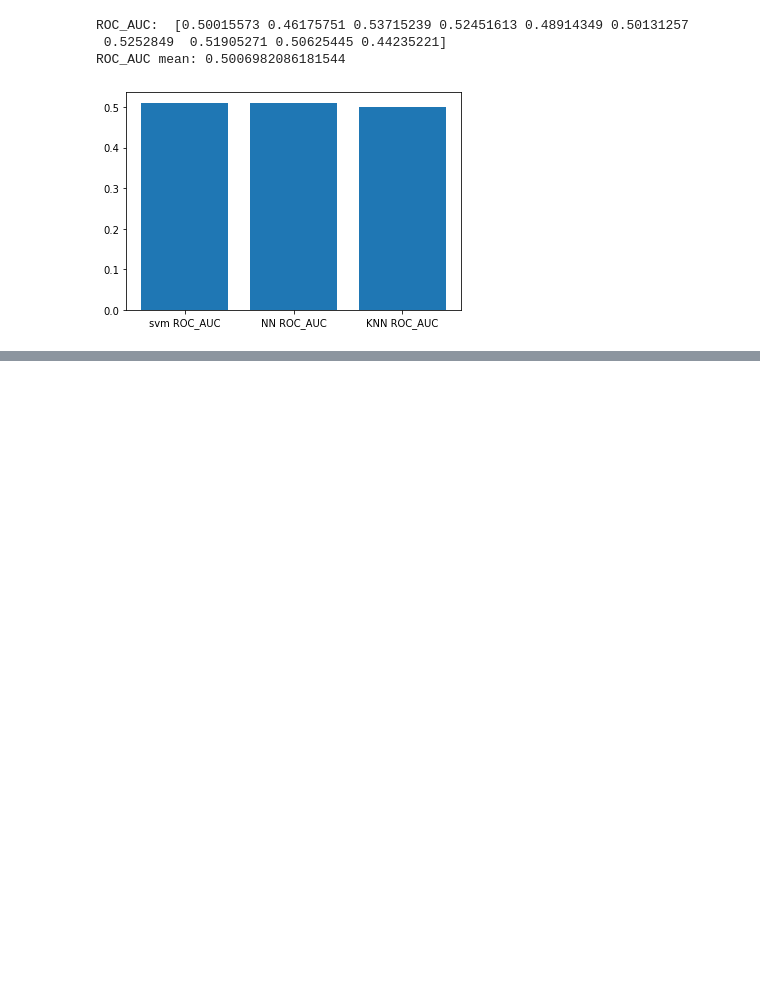
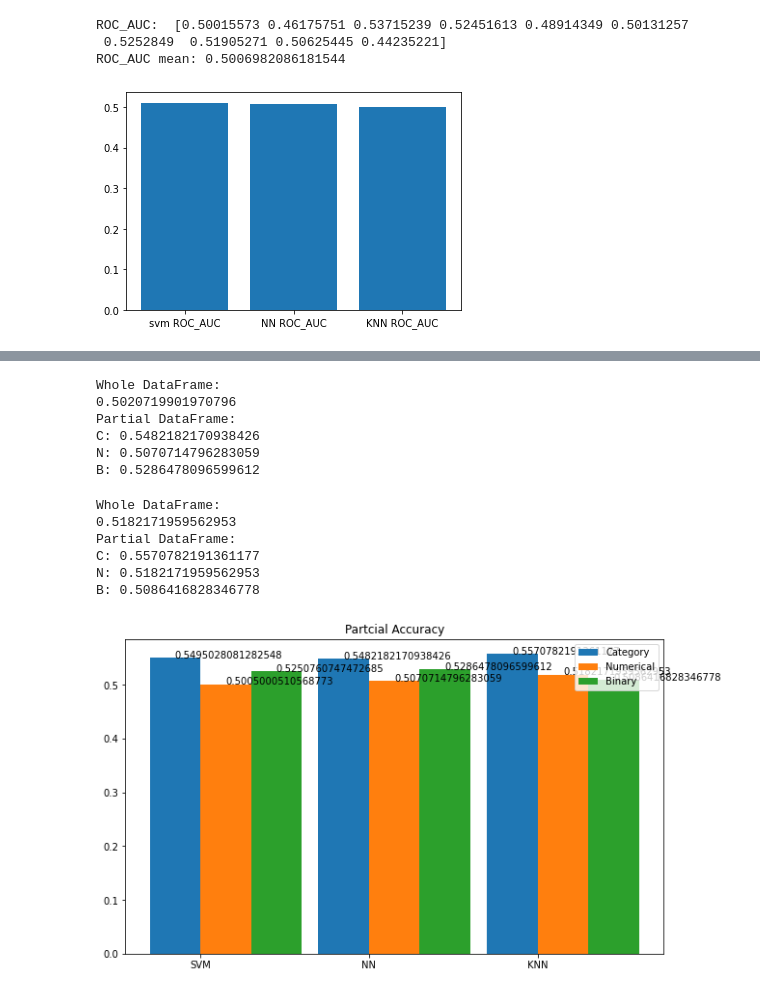
Before and after one commit to Mira224/COMP3115Project, a Jupyter notebook: Project.ipynb, the cells around one changed output, grey strips where cells are left out. Drawn from its saved outputs; the diff is of its cells as text; code cells hidden in the pictures; blank space fills up the shorter version.

Commit message:
add three types partical

```diff
--- a/Project.ipynb
+++ b/Project.ipynb
@@ -677,0 +753,73 @@ plt.show()
+# %%
+# NN for three data type
+mlp_classifier = MLPClassifier(hidden_layer_sizes=(20, 50), activation='relu', learning_rate_init = 0.01, max_iter=400)
+
+nn_accuracy = cross_val_score(mlp_classifier, X_train, y_train, scoring='accuracy', cv = 5)
+nn_accuracy_c = cross_val_score(mlp_classifier, X_train_c, y_train_c, scoring='accuracy', cv = 5)
+nn_accuracy_n = cross_val_score(mlp_classifier, X_train_n, y_train_n, scoring='accuracy', cv = 5)
+nn_accuracy_b = cross_val_score(mlp_classifier, X_train_b, y_train_b, scoring='accuracy', cv = 5)
+print("Whole DataFrame:")
+print(nn_accuracy.mean())
+print("Partial DataFrame:")
+print('C:',nn_accuracy_c.mean())
+print('N:',nn_accuracy_n.mean())
+print('B:',nn_accuracy_b.mean())
+# %% [output]
+Whole DataFrame:
+0.5020719901970796
+Partial DataFrame:
+C: 0.5482182170938426
+N: 0.5070714796283059
+B: 0.5286478096599612
+# %%
+
+KNN_classifier = KNeighborsClassifier(n_neighbors=5)
+knn_accuracy = cross_val_score(KNN_classifier, X_train, y_train, scoring='accuracy', cv = 5)
+knn_accuracy_c = cross_val_score(KNN_classifier, X_train_c, y_train_c, scoring='accuracy', cv = 5)
+knn_accuracy_n = cross_val_score(KNN_classifier, X_train_n, y_train_n, scoring='accuracy', cv = 5)
+knn_accuracy_b = cross_val_score(KNN_classifier, X_train_b, y_train_b, scoring='accuracy', cv = 5)
+print("Whole DataFrame:")
+print(knn_accuracy.mean())
+print("Partial DataFrame:")
+print('C:',knn_accuracy_c.mean())
+print('N:',knn_accuracy_n.mean())
+print('B:',knn_accuracy_b.mean())
+# %% [output]
+Whole DataFrame:
+0.5182171959562953
+Partial DataFrame:
+C: 0.5570782191361177
+N: 0.5182171959562953
+B: 0.5086416828346778
+# %%
+#构造数据
+yc = [cv_accuracy_c.mean(),nn_accuracy_c.mean(),knn_accuracy_c.mean()]
+yn = [cv_accuracy_n.mean(),nn_accuracy_n.mean(),knn_accuracy_n.mean()]
+yb = [cv_accuracy_b.mean(),nn_accuracy_b.mean(),knn_accuracy_b.mean()]
+x = np.arange(len(yc))
+
+width = 0.3
+
+plt.figure(figsize=(10,6))
+tick_label = ['SVM','NN','KNN']
+
+plt.bar(x=x,height=yc,width=width,label='Category')
+plt.bar(x=x+width,height=yn,width=width,label='Numerical')
+plt.bar(x=x+width+width,height=yb,width=width,label='Binary')
+
+for x_value,y_value in zip(x,yc):
+    plt.text(x=x_value,y=y_value,s=y_value)
+
+for x_value,y_value in zip(x,yn):
+    plt.text(x=x_value+width,y=y_value,s=y_value)
+
+for x_value,y_value in zip(x,yb):
+    plt.text(x=x_value+width+width,y=y_value,s=y_value)
+
+plt.rcParams["axes.unicode_minus"] = False
+plt.xticks(x+width/2, tick_label)
+plt.title('Partcial Accuracy')
+plt.legend()
+plt.show()
+# %% [output]
+[figure, added]
```
Also changed, not shown: parts of 8 cells of this notebook.
